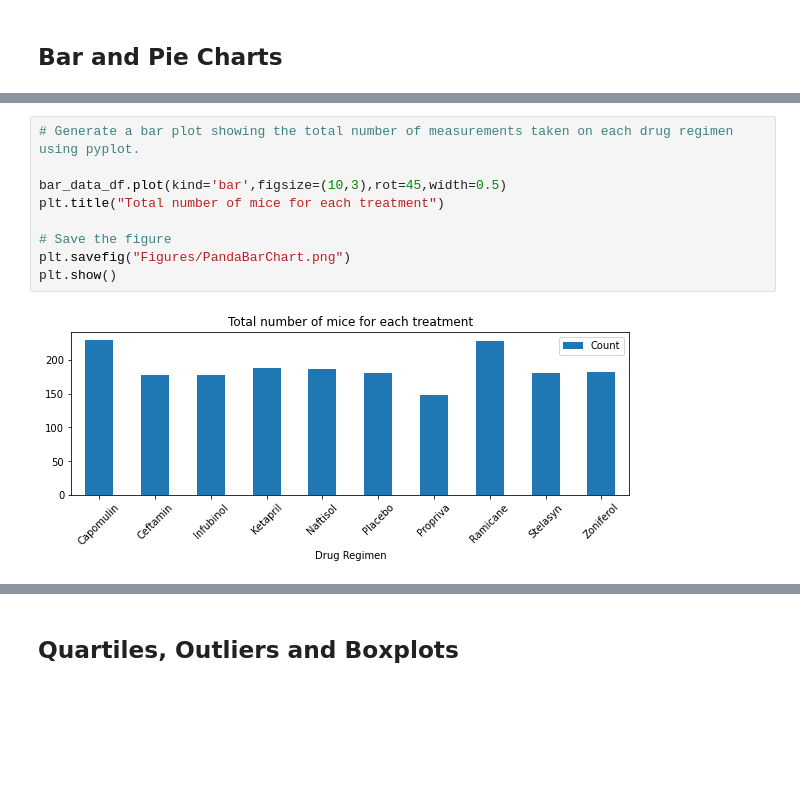
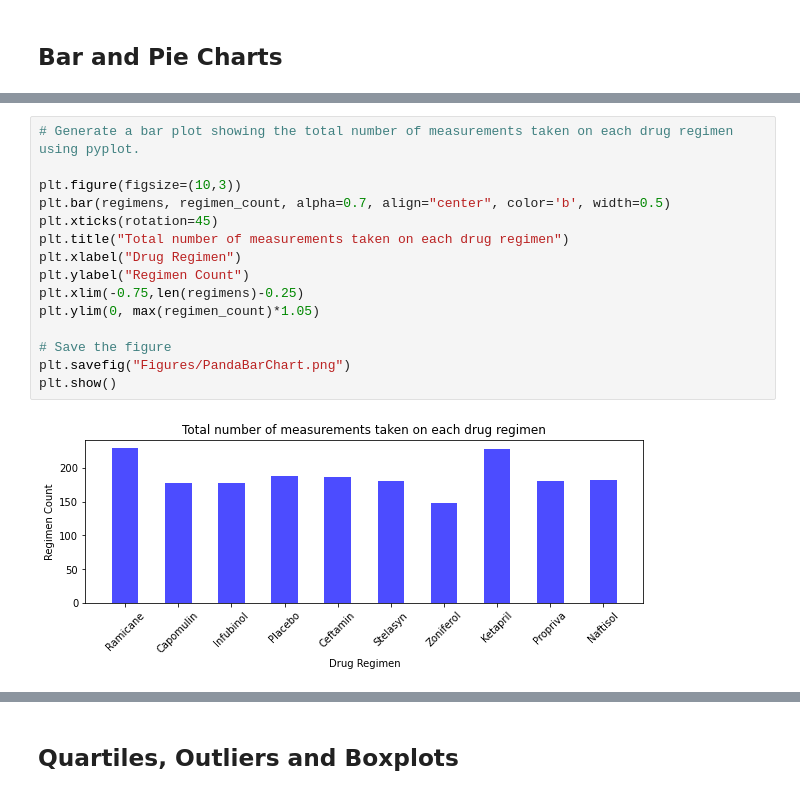
Before and after one commit to ashante112/matplotlib-challenge, a Jupyter notebook: Pymaceuticals/pymaceuticals_starter.ipynb, the cells around one changed output, grey strips where cells are left out. Drawn from its saved outputs; the diff is of its cells as text; blank space fills up the shorter version.

```diff
--- a/Pymaceuticals/pymaceuticals_starter.ipynb
+++ b/Pymaceuticals/pymaceuticals_starter.ipynb
@@ -209,11 +238,17 @@ bar_data_df = pd.DataFrame({
 # %%
 # Generate a bar plot showing the total number of measurements taken on each drug regimen using pyplot.
 
-bar_data_df.plot(kind='bar',figsize=(10,3),rot=45,width=0.5)
-plt.title("Total number of mice for each treatment")
+plt.figure(figsize=(10,3))
+plt.bar(regimens, regimen_count, alpha=0.7, align="center", color='b', width=0.5)
+plt.xticks(rotation=45)
+plt.title("Total number of measurements taken on each drug regimen")
+plt.xlabel("Drug Regimen")
+plt.ylabel("Regimen Count")
+plt.xlim(-0.75,len(regimens)-0.25)
+plt.ylim(0, max(regimen_count)*1.05)
 
 # Save the figure
 plt.savefig("Figures/PandaBarChart.png")
 plt.show()
 # %% [output]
-[figure, old version]
+[figure, new version]
```
Also changed, not shown: parts of 10 cells of this notebook, 2 other files.
